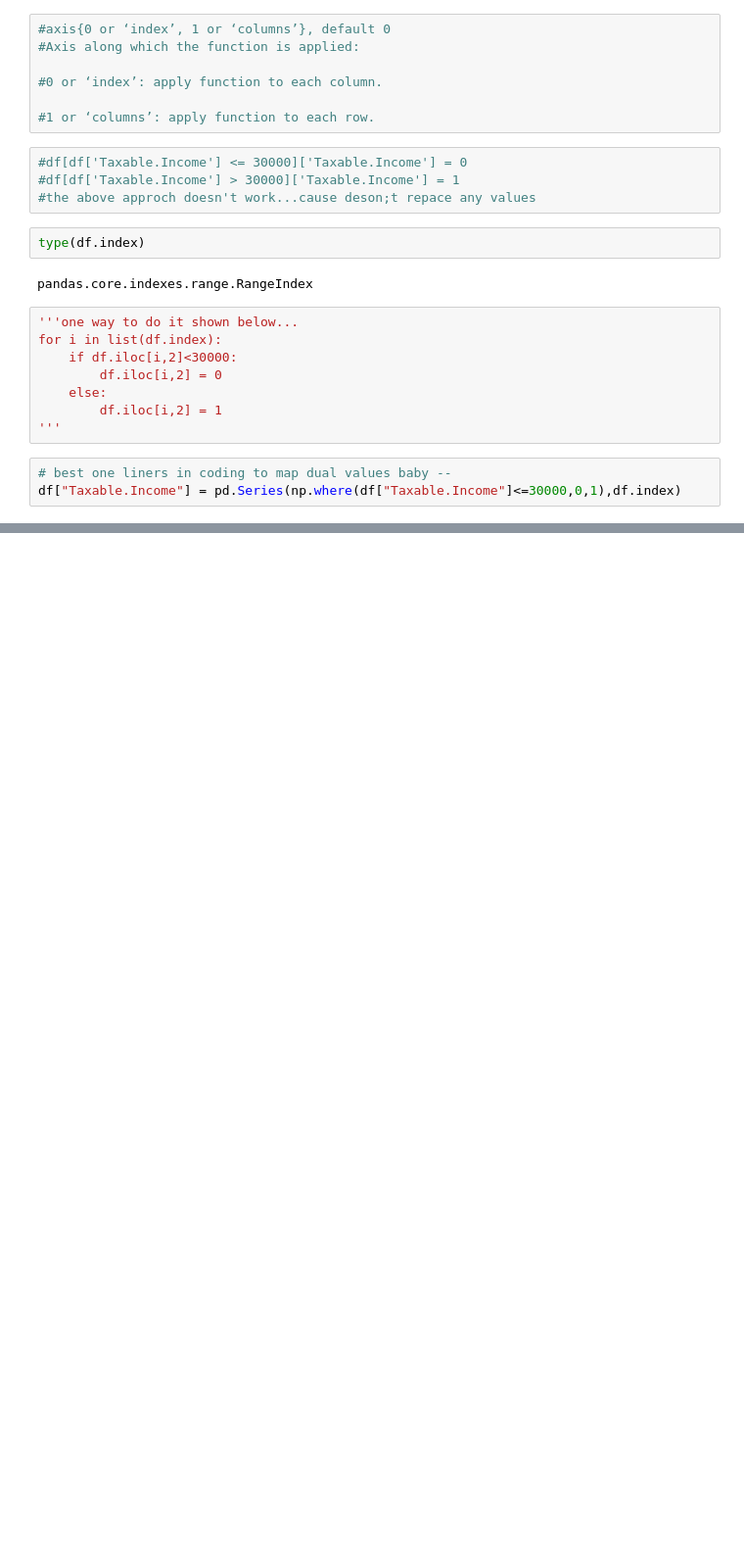
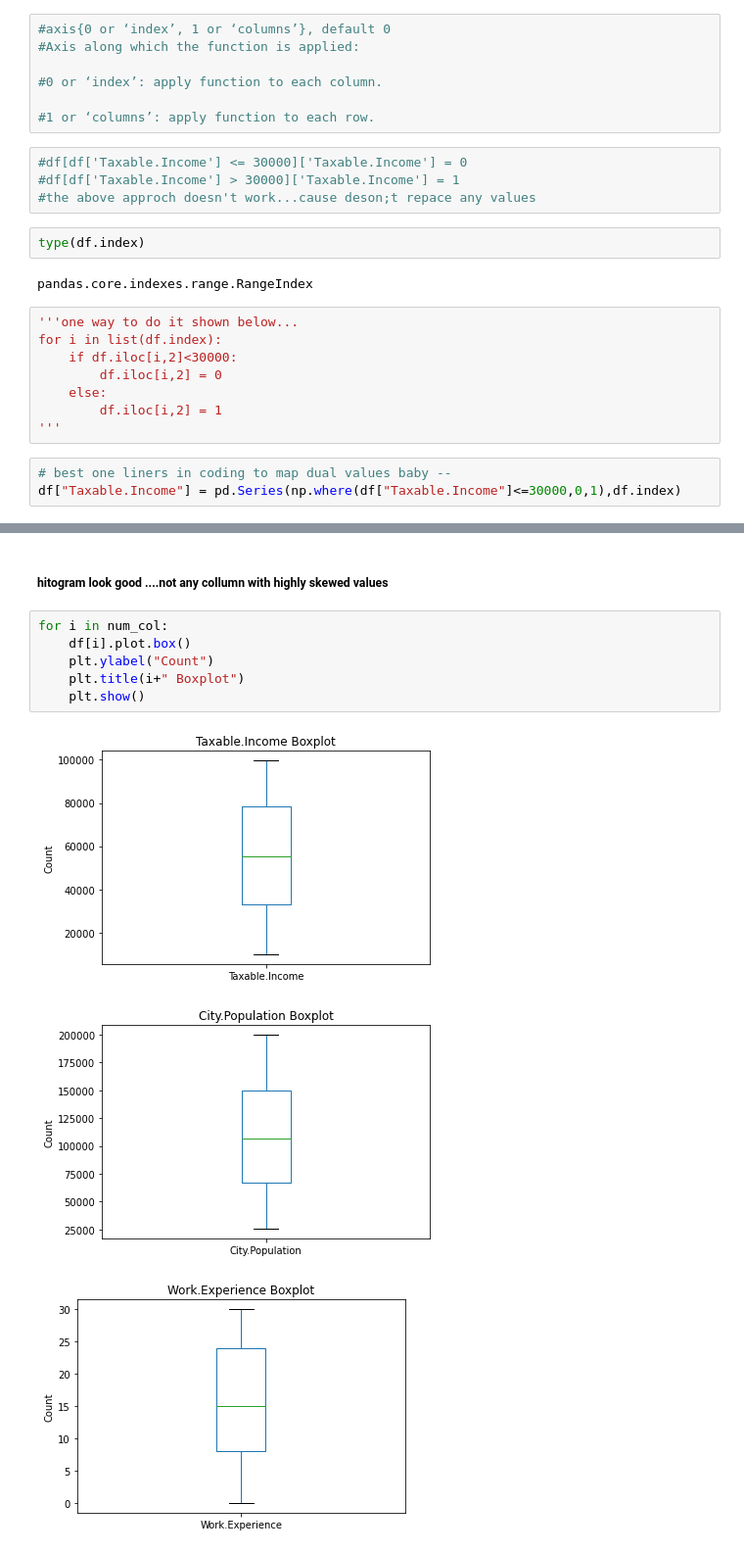
Before and after one commit to Smit131/DS-assignments-python, a Jupyter notebook: Decision Tree/Jup code.ipynb, the cells around one changed output, grey strips where cells are left out. Shown: that part at 98% size. Drawn from its saved outputs; the diff is of its cells as text; blank space fills up the shorter version.

```diff
--- a/Decision Tree/Jup code.ipynb
+++ b/Decision Tree/Jup code.ipynb
@@ -109,0 +120,12 @@ memory usage: 25.9+ KB
+# %% [markdown]
+##### hitogram look good ....not any collumn with highly skewed values
+# %%
+for i in num_col:
+    df[i].plot.box()
+    plt.ylabel("Count")
+    plt.title(i+" Boxplot")
+    plt.show()
+# %% [output]
+[figure, added]
+[figure, added]
+[figure, added]
```
Also changed, not shown: parts of 36 cells of this notebook.
